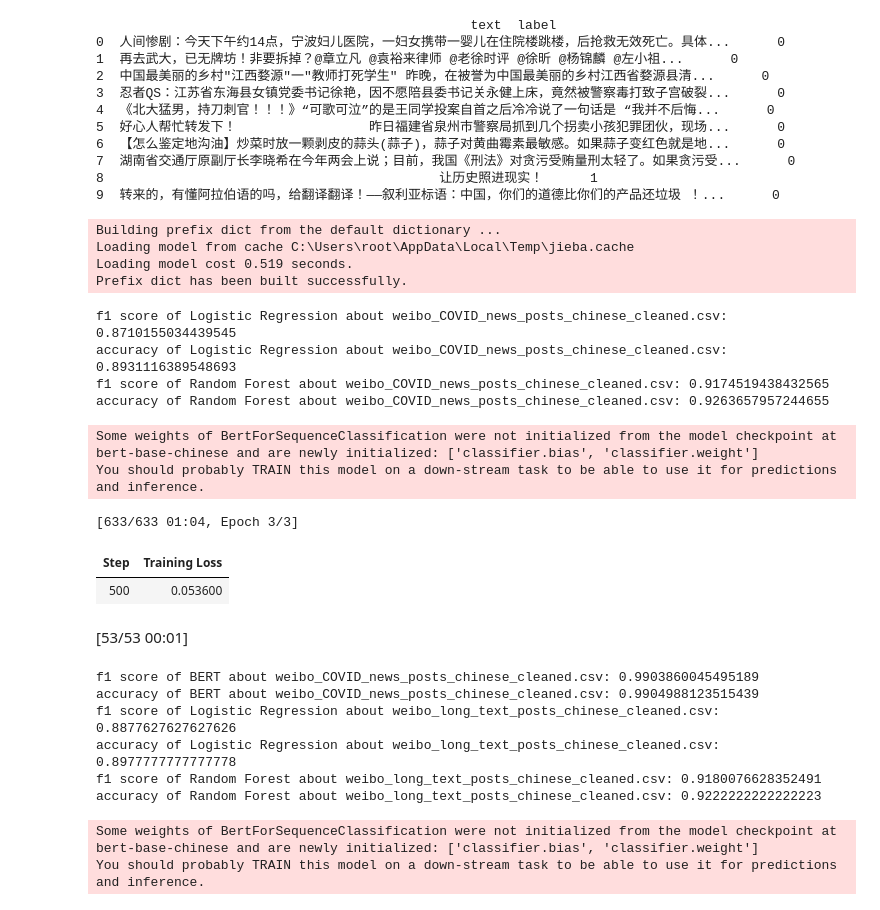
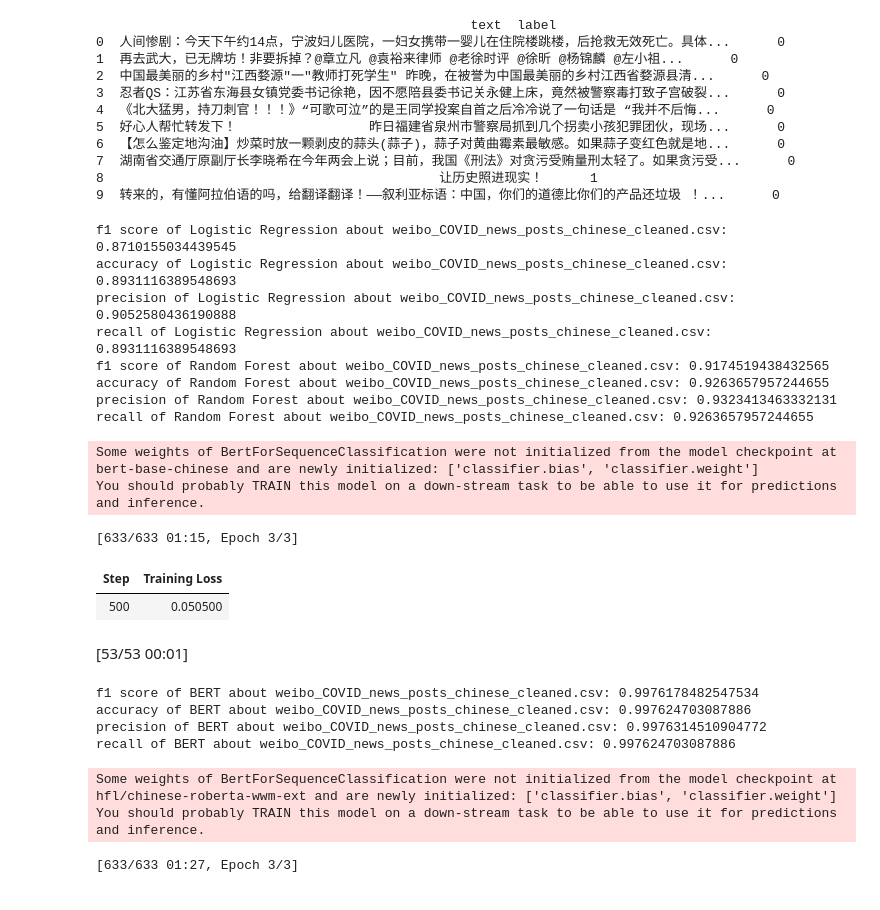
Before and after one commit to mshfblw/Model-Scoring, a Jupyter notebook: detection_conspiracy_theories_chinese_text.ipynb, the cells around one changed output. Drawn from its saved outputs; the diff is of its cells as text; code cells hidden in the pictures.

```diff
--- a/detection_conspiracy_theories_chinese_text.ipynb
+++ b/detection_conspiracy_theories_chinese_text.ipynb
@@ -149,10 +149,14 @@ def logistic_regression_score(input_file):
     y_predict = logistic_regression.predict(X_test_vectorizer)
     f1 = f1_score(y_test, y_predict, average='weighted')
     accuracy = accuracy_score(y_test, y_predict)
+    precision = precision_score(y_test, y_predict, average='weighted')
+    recall = recall_score(y_test, y_predict, average='weighted')
 
     print(f'f1 score of Logistic Regression about {input_file}: {f1}')
     print(f'accuracy of Logistic Regression about {input_file}: {accuracy}')
-    return f1, accuracy
+    print(f'precision of Logistic Regression about {input_file}: {precision}')
+    print(f'recall of Logistic Regression about {input_file}: {recall}')
+    return f1, accuracy, precision, recall
 # %%
 # ML - Random Forest
 def random_forest(input_file):
@@ -177,10 +181,14 @@ def random_forest(input_file):
     y_predict = ranfor.predict(X_test_vect)
     f1 = f1_score(y_test, y_predict, average='weighted')
     accuracy = accuracy_score(y_test, y_predict)
+    precision = precision_score(y_test, y_predict, average='weighted')
+    recall = recall_score(y_test, y_predict, average='weighted')
 
     print(f'f1 score of Random Forest about {input_file}: {f1}')
     print(f'accuracy of Random Forest about {input_file}: {accuracy}')
-    return f1, accuracy
+    print(f'precision of Random Forest about {input_file}: {precision}')
+    print(f'recall of Random Forest about {input_file}: {recall}')
+    return f1, accuracy, precision, recall
 # %%
 # LLMs - BERT
 # Some of the ideas come from https://zhuanlan.zhihu.com/p/700074905
@@ -254,60 +365,74 @@ def LLMs_BERT(input_file):
 datasets_list = [
     'weibo_COVID_news_posts_chinese_cleaned.csv',
     'weibo_long_text_posts_chinese_cleaned.csv',
-    'weibo_comment_posts_chinese.csv'
+    'weibo_comment_posts_chinese_cleaned.csv'
 ]
 # new list to store the scores output by the function
 score_results = []
 
 for dataset in datasets_list:
-    logistic_regression_f1, logistic_regression_accuracy = logistic_regression_score(dataset)
-    random_forest_f1, random_forest_accuracy = random_forest(dataset)
-    BERT_f1, BERT_accuracy = LLMs_BERT(dataset)
+    logistic_regression_f1, logistic_regression_accuracy, logistic_regression_precison, logistic_regression_recall = logistic_regression_score(dataset)
+    random_forest_f1, random_forest_accuracy, random_forest_precsion, random_forest_recall = random_forest(dataset)
+    BERT_f1, BERT_accuracy, BERT_precsion, BERT_recall = LLMs_BERT(dataset, save_dir='./saved_models/bert')
+    RoBERTa_f1, RoBERTa_accuracy, RoBERTa_precsion, RoBERTa_recall = LLMs_RoBERTa(dataset, save_dir='./saved_models/roberta')
 
     # add the results to list
     score_results.append({
         'dataset_name': dataset,
         'model': 'Logistic Regression',
         'f1 score': logistic_regression_f1,
-        'accuracy': logistic_regression_accuracy
+        'accuracy': logistic_regression_accuracy,
+        'precison': logistic_regression_precison,
+        'recall': logistic_regression_recall
     })
     score_results.append({
         'dataset_name': dataset,
         'model': 'Random Forest',
         'f1 score': random_forest_f1,
-        'accuracy': random_forest_accuracy
+        'accuracy': random_forest_accuracy,
+        'precison': random_forest_precsion,
+        'recall': random_forest_recall
     })
     score_results.append({
         'dataset_name': dataset,
         'model': 'BERT-chinese',
         'f1 score': BERT_f1,
-        'accuracy': BERT_accuracy
+        'accuracy': BERT_accuracy,
+        'precison': BERT_precsion,
+        'recall': BERT_recall
+    })
+    score_results.append({
+        'dataset_name': dataset,
+        'model': 'RoBERTa-chinese',
+        'f1 score': RoBERTa_f1,
+        'accuracy': RoBERTa_accuracy,
+        'precison': RoBERTa_precsion,
+        'recall': RoBERTa_recall
     })
 
 
 # convert to DataFrame and print the table
 score_results_df = pd.DataFrame(score_results)
 print(score_results_df.to_string(index=False))
 # %% [output]
-Building prefix dict from the default dictionary ...
-Loading model from cache C:\Users\root\AppData\Local\Temp\jieba.cache
-Loading model cost 0.519 seconds.
-Prefix dict has been built successfully.
+f1 score of Logistic Regression about weibo_COVID_news_posts_chinese_cleaned.csv: 0.8710155034439545
+accuracy of Logistic Regression about weibo_COVID_news_posts_chinese_cleaned.csv: 0.8931116389548693
+precision of Logistic Regression about weibo_COVID_news_posts_chinese_cleaned.csv: 0.9052580436190888
+recall of Logistic Regression about weibo_COVID_news_posts_chinese_cleaned.csv: 0.8931116389548693
+f1 score of Random Forest about weibo_COVID_news_posts_chinese_cleaned.csv: 0.9174519438432565
+accuracy of Random Forest about weibo_COVID_news_posts_chinese_cleaned.csv: 0.9263657957244655
+precision of Random Forest about weibo_COVID_news_posts_chinese_cleaned.csv: 0.9323413463332131
+recall of Random Forest about weibo_COVID_news_posts_chinese_cleaned.csv: 0.9263657957244655
-f1 score of Logistic Regression about weibo_COVID_news_posts_chinese_cleaned.csv: 0.8710155034439545
-accuracy of Logistic Regression about weibo_COVID_news_posts_chinese_cleaned.csv: 0.8931116389548693
-f1 score of Random Forest about weibo_COVID_news_posts_chinese_cleaned.csv: 0.9174519438432565
-accuracy of Random Forest about weibo_COVID_news_posts_chinese_cleaned.csv: 0.9263657957244655
+Some weights of BertForSequenceClassification were not initialized from the model checkpoint at bert-base-chinese and are newly initialized: ['classifier.bias', 'classifier.weight']
+You should probably TRAIN this model on a down-stream task to be able to use it for predictions and inference.
-Some weights of BertForSequenceClassification were not initialized from the model checkpoint at bert-base-chinese and are newly initialized: ['classifier.bias', 'classifier.weight']
-You should probably TRAIN this model on a down-stream task to be able to use it for predictions and inference.
+[633/633 01:15, Epoch 3/3]
-[633/633 01:04, Epoch 3/3]
 | Step | Training Loss |
-| 500 | 0.053600 |
+| 500 | 0.050500 |
 [53/53 00:01]
+f1 score of BERT about weibo_COVID_news_posts_chinese_cleaned.csv: 0.9976178482547534
+accuracy of BERT about weibo_COVID_news_posts_chinese_cleaned.csv: 0.997624703087886
+precision of BERT about weibo_COVID_news_posts_chinese_cleaned.csv: 0.9976314510904772
+recall of BERT about weibo_COVID_news_posts_chinese_cleaned.csv: 0.997624703087886
-f1 score of BERT about weibo_COVID_news_posts_chinese_cleaned.csv: 0.9903860045495189
-accuracy of BERT about weibo_COVID_news_posts_chinese_cleaned.csv: 0.9904988123515439
-f1 score of Logistic Regression about weibo_long_text_posts_chinese_cleaned.csv: 0.8877627627627626
-accuracy of Logistic Regression about weibo_long_text_posts_chinese_cleaned.csv: 0.8977777777777778
-f1 score of Random Forest about weibo_long_text_posts_chinese_cleaned.csv: 0.9180076628352491
-accuracy of Random Forest about weibo_long_text_posts_chinese_cleaned.csv: 0.9222222222222223
+Some weights of BertForSequenceClassification were not initialized from the model checkpoint at hfl/chinese-roberta-wwm-ext and are newly initialized: ['classifier.bias', 'classifier.weight']
+You should probably TRAIN this model on a down-stream task to be able to use it for predictions and inference.
-Some weights of BertForSequenceClassification were not initialized from the model checkpoint at bert-base-chinese and are newly initialized: ['classifier.bias', 'classifier.weight']
-You should probably TRAIN this model on a down-stream task to be able to use it for predictions and inference.
+[633/633 01:27, Epoch 3/3]
```
Also changed, not shown: parts of 4 cells of this notebook.
